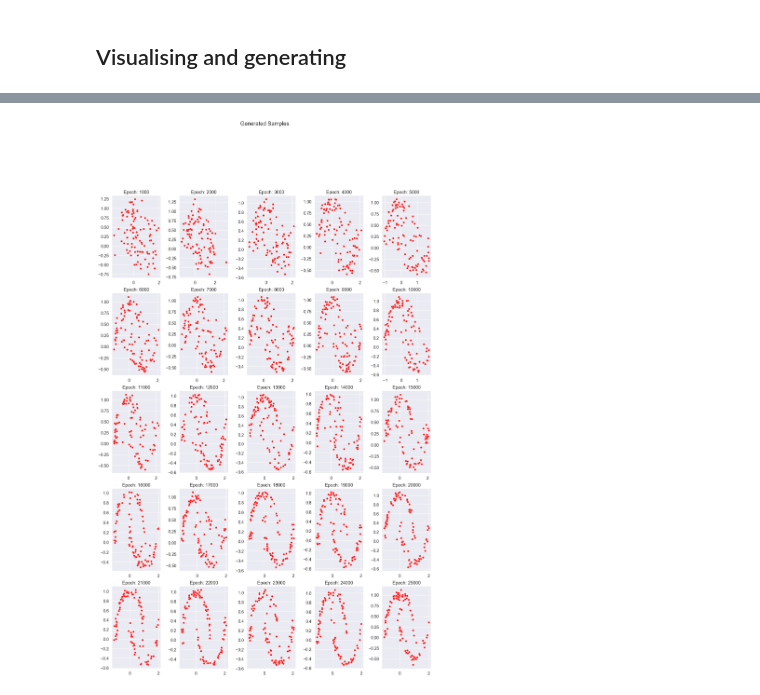
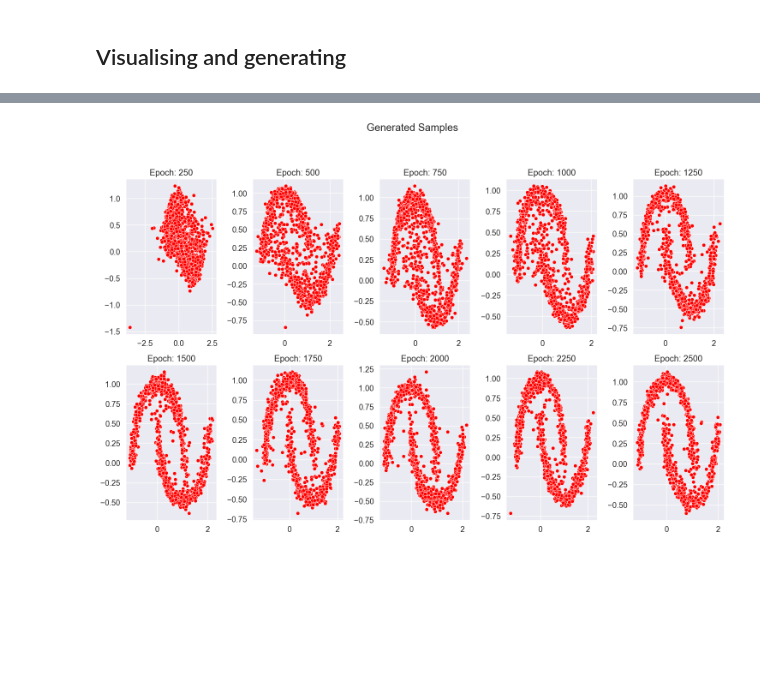
Before and after one commit to PritRaj1/IIB-Project-LatentEBM-Variance-Study, a Jupyter notebook: Notebooks/DenoisingDiffusionModel.ipynb, the cells around one changed output, grey strips where cells are left out. Saved outputs shown, nothing was run; the diff lists cells and outputs as text; code cells hidden in the pictures; blank space fills up the shorter version.

```diff
--- a/Notebooks/DenoisingDiffusionModel.ipynb
+++ b/Notebooks/DenoisingDiffusionModel.ipynb
@@ -172,9 +172,11 @@ plt.show()
 # %%
 ## Training and sampling
 
-NUM_EPOCHS=25000
-LR=0.001
+NUM_EPOCHS=2500
+LR=0.01
 TIMESTEPS=100
+BATCH_SIZE = 100
+NUM_SAMPLES = 1000
 
 # Create an instance of the diffusion model -- use set parameters in this case
 D = Diffuser(num_timesteps=TIMESTEPS, device=device)
@@ -182,45 +184,60 @@ net = NeuralNet(input_dim=2, output_dim=2, num_timesteps = D.T).to(device)
 optimiser = torch.optim.Adam(net.parameters(), lr=LR, amsgrad=True)
 loss_function = nn.MSELoss()
 
-# Use loaded dataset
-X.to(device)
+# Determine the number of batches
+num_batches = (len(X) - 1) // BATCH_SIZE + 1
 
 # Calculate the number of rows and columns for subplots
-sample_every = 1000 # Plot every 10th timestep
+sample_every = 250
 num_timesteps = D.T
 num_plots = (NUM_EPOCHS // sample_every) - 1
 num_cols = min(5, num_plots)  # Maximum of 2 columns
 num_rows = (num_plots - 1) // num_cols + 1
 
 # Create a figure with subplots
 fig, axs = plt.subplots(num_rows, num_cols, figsize=(15, 5 * num_rows))
 fig.suptitle("Generated Samples")
 
-for epoch in tqdm(range(1, NUM_EPOCHS+1)):
-        avg_loss= D.training_step(model=net,
-                                  X_0=X,
-                                  optimiser=optimiser,
-                                  loss_fn=loss_function,
-                                  current_epoch=epoch)
+tqdm_bar = tqdm(range(1, NUM_EPOCHS+1))
+
+for epoch in tqdm_bar:
+
+        avg_loss_epoch = 0
+
+        for batch_idx in range(num_batches):
+                start_index = batch_idx * BATCH_SIZE
+                end_index = min((batch_idx + 1) * BATCH_SIZE, len(X))
+                X_batch = X[start_index:end_index].to(device)
+
+                loss= D.training_step(model=net,
+                                      X_0=X_batch,
+                                      optimiser=optimiser,
+                                      loss_fn=loss_function,
+                                      current_epoch=epoch)
+
+                avg_loss_epoch += loss
+
+        avg_loss_epoch /= num_batches
+        tqdm_bar.set_description(f"Epoch {epoch}, Average Loss: {avg_loss_epoch:.4f}")
 
         if (epoch % sample_every == 0 or epoch == NUM_EPOCHS) and (epoch > 0):
                 with torch.no_grad():
                         # Sample from p(x_t) -> reverse diffuse
 
-                        X_0 = D.reverse_diffusion(model=net)
+                        X_0 = D.reverse_diffusion(model=net, num_samples=NUM_SAMPLES)
 
                         plot_num = (epoch // sample_every) - 1
                         row = plot_num // num_cols
                         col = (plot_num % num_cols)
 
                         # Plot x0 on the specified subplot
                         sns.scatterplot(x=X_0[:, 0].cpu().numpy(), y=X_0[:, 1].cpu().numpy(),
                         color='red', marker='o', ax=axs[row, col])
 
                         axs[row, col].set_title(f'Epoch: {epoch}')
 
 plt.tight_layout()
 plt.subplots_adjust(top=0.85)
 plt.show()
 # %% [output]
-[figure, old version]
+[figure, new version]
```
Also changed, not shown: parts of 1 cell of this notebook, 2 other files.
